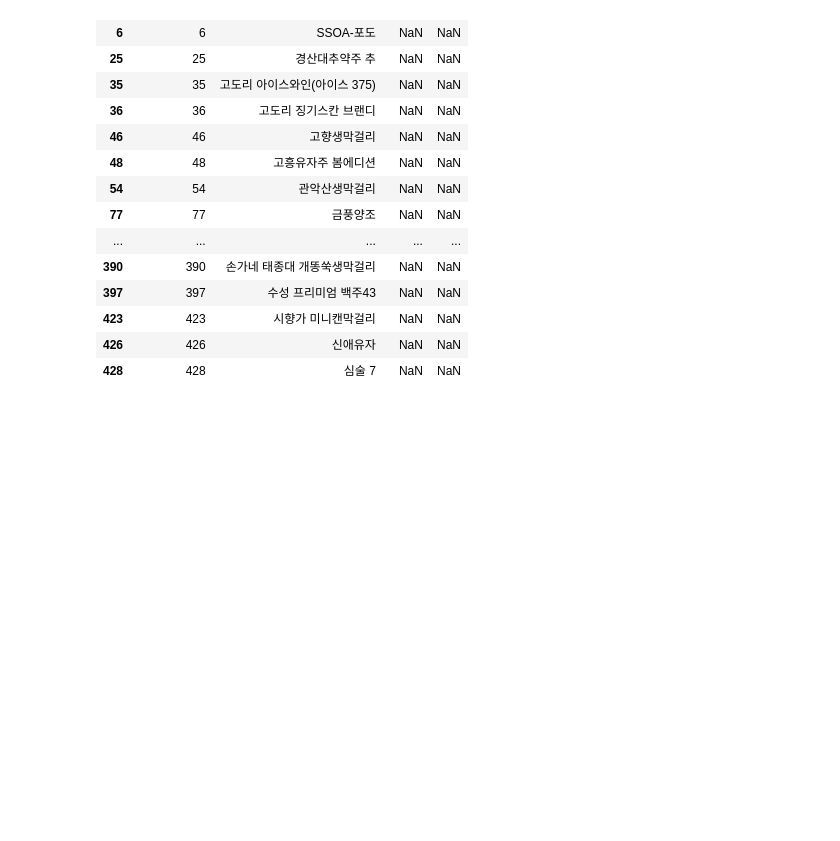
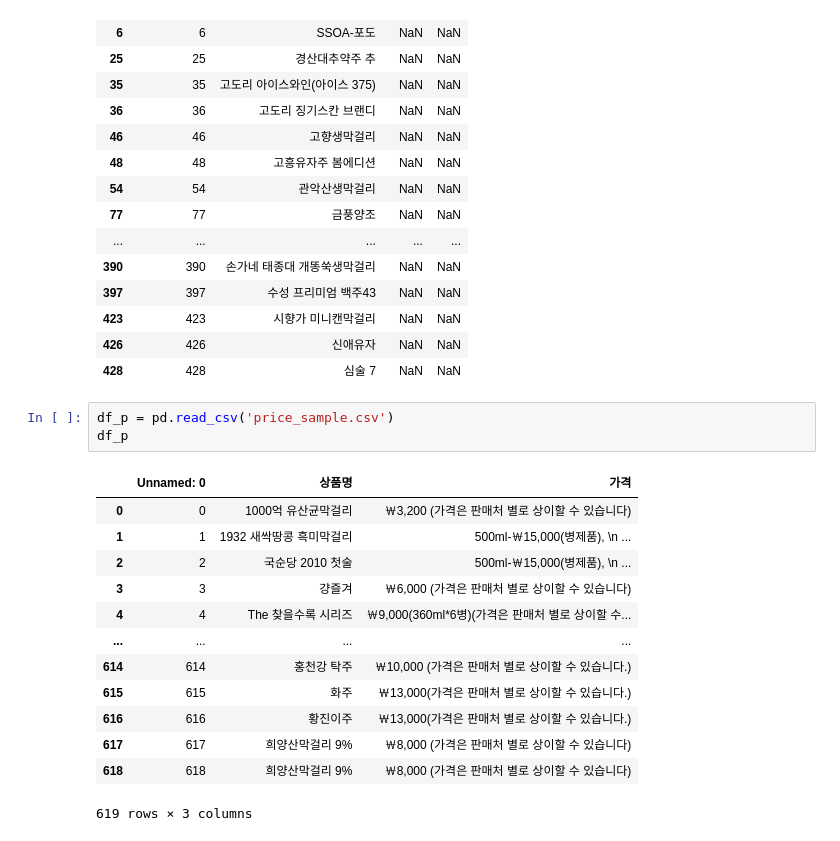
Before and after one commit to doyeon0139/Study, a Jupyter notebook: project/Project_3/가격_크롤링.ipynb, the cells around one changed output. Drawn from its saved outputs; the diff is of its cells as text; blank space fills up the shorter version.

```diff
--- a/project/Project_3/가격_크롤링.ipynb
+++ b/project/Project_3/가격_크롤링.ipynb
@@ -142,3 +142,20 @@ df_price[df_price['상품명'].isna()].head(50)
 | 423 | 423 | 시향가 미니캔막걸리 | NaN | NaN |
 | 426 | 426 | 신애유자 | NaN | NaN |
 | 428 | 428 | 심술 7 | NaN | NaN |
+# %%
+df_p = pd.read_csv('price_sample.csv')
+df_p
+# %% [output]
+|  | Unnamed: 0 | 상품명 | 가격 |
+| 0 | 0 | 1000억 유산균막걸리 | ￦3,200 (가격은 판매처 별로 상이할 수 있습니다) |
+| 1 | 1 | 1932 새싹땅콩 흑미막걸리 | 500ml-￦15,000(병제품), \n ... |
+| 2 | 2 | 국순당 2010 첫술 | 500ml-￦15,000(병제품), \n ... |
+| 3 | 3 | 걍즐겨 | ￦6,000 (가격은 판매처 별로 상이할 수 있습니다) |
+| 4 | 4 | The 찾을수록 시리즈 | ￦9,000(360ml*6병)(가격은 판매처 별로 상이할 수... |
+| ... | ... | ... | ... |
+| 614 | 614 | 홍천강 탁주 | ￦10,000 (가격은 판매처 별로 상이할 수 있습니다.) |
+| 615 | 615 | 화주 | ￦13,000(가격은 판매처 별로 상이할 수 있습니다.) |
+| 616 | 616 | 황진이주 | ￦13,000(가격은 판매처 별로 상이할 수 있습니다.) |
+| 617 | 617 | 희양산막걸리 9% | ￦8,000 (가격은 판매처 별로 상이할 수 있습니다) |
+| 618 | 618 | 희양산막걸리 9% | ￦8,000 (가격은 판매처 별로 상이할 수 있습니다) |
+619 rows × 3 columns
```
Also changed, not shown: parts of 1 cell of this notebook, 29 other files.
